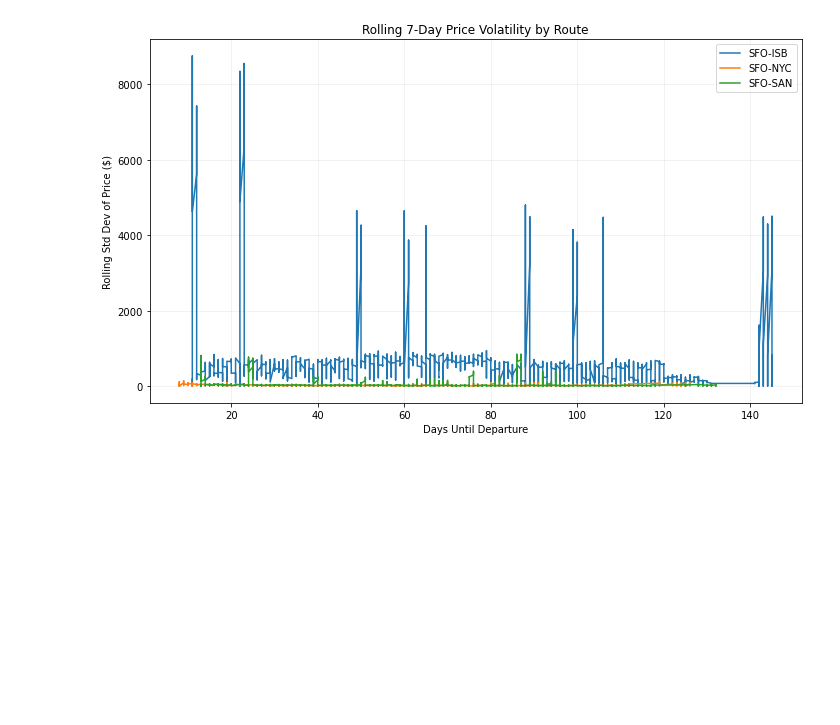
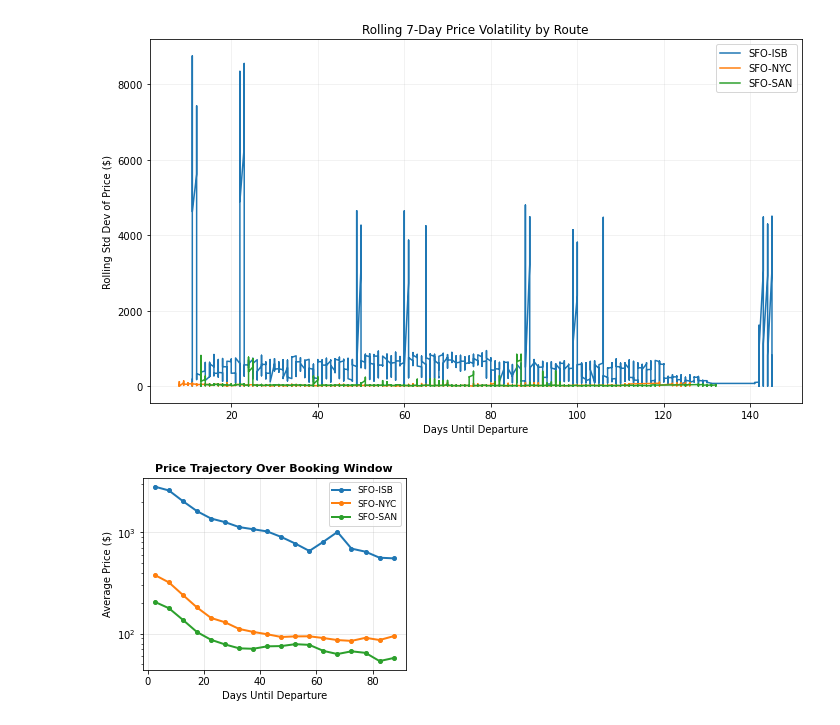
Before and after one commit to zahrashayan/bookahead, a Jupyter notebook: data_visualizations.ipynb, the cells around one changed output. Saved outputs shown, nothing was run; the diff lists cells and outputs as text; code cells hidden in the pictures; blank space fills up the shorter version.

```diff
--- a/data_visualizations.ipynb
+++ b/data_visualizations.ipynb
@@ -131,3 +132,34 @@ plt.savefig("rolling_price_volatility.png", dpi=300)
 plt.show()
 # %% [output]
 [figure]
+# %%
+import pandas as pd
+import matplotlib.pyplot as plt
+import numpy as np
+import seaborn as sns
+
+# Load data
+df = pd.read_parquet('data/interim/best_today.parquet')
+
+# Create figure with subplots
+fig = plt.figure(figsize=(16, 12))
+
+# ============================================================================
+# PLOT 1: Price vs Days Until Departure (per route) - The J-Curve
+# ============================================================================
+ax1 = plt.subplot(3, 3, 1)
+for route in sorted(df['route'].unique()):
+    sub = df[df['route'] == route].sort_values('days_until')
+    # Bin into 5-day windows for smoothing
+    bins = pd.cut(sub['days_until'], bins=np.arange(0, 95, 5))
+    grouped = sub.groupby(bins)['min_price'].mean()
+    bin_centers = [interval.mid for interval in grouped.index]
+    ax1.plot(bin_centers, grouped.values, marker='o', label=route, linewidth=2, markersize=4)
+ax1.set_xlabel('Days Until Departure', fontsize=10)
+ax1.set_ylabel('Average Price ($)', fontsize=10)
+ax1.set_yscale("log")
+ax1.set_title('Price Trajectory Over Booking Window', fontsize=11, fontweight='bold')
+ax1.legend(fontsize=9)
+ax1.grid(alpha=0.3)
+# %% [output]
+[figure, added]
```
Also changed, not shown: parts of 15 cells of this notebook, 35 other files.
